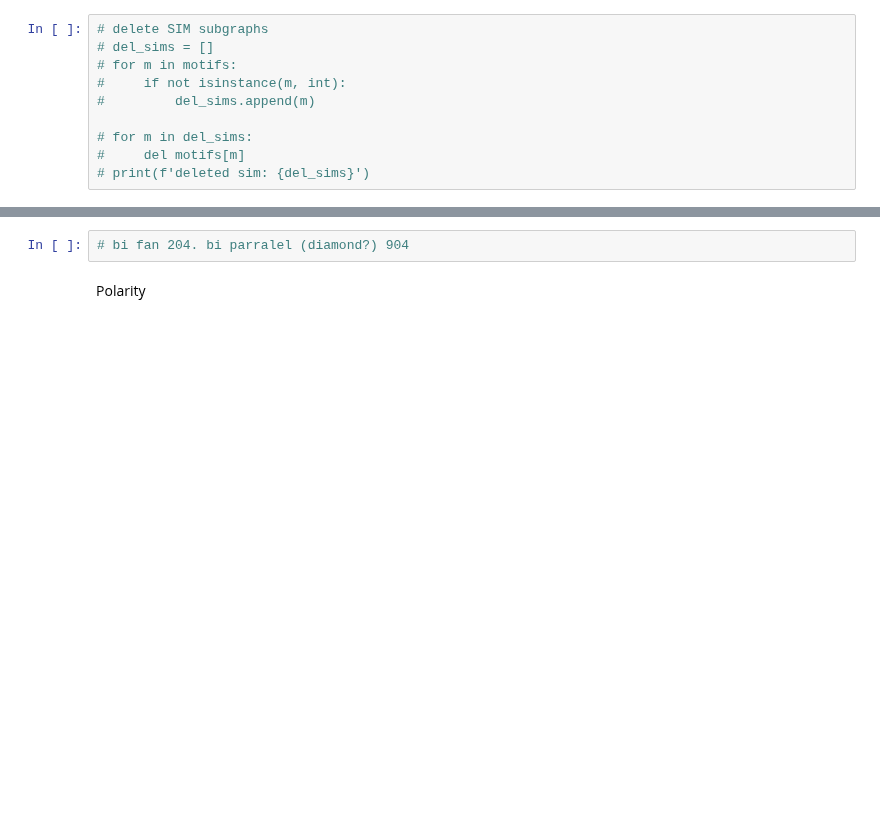
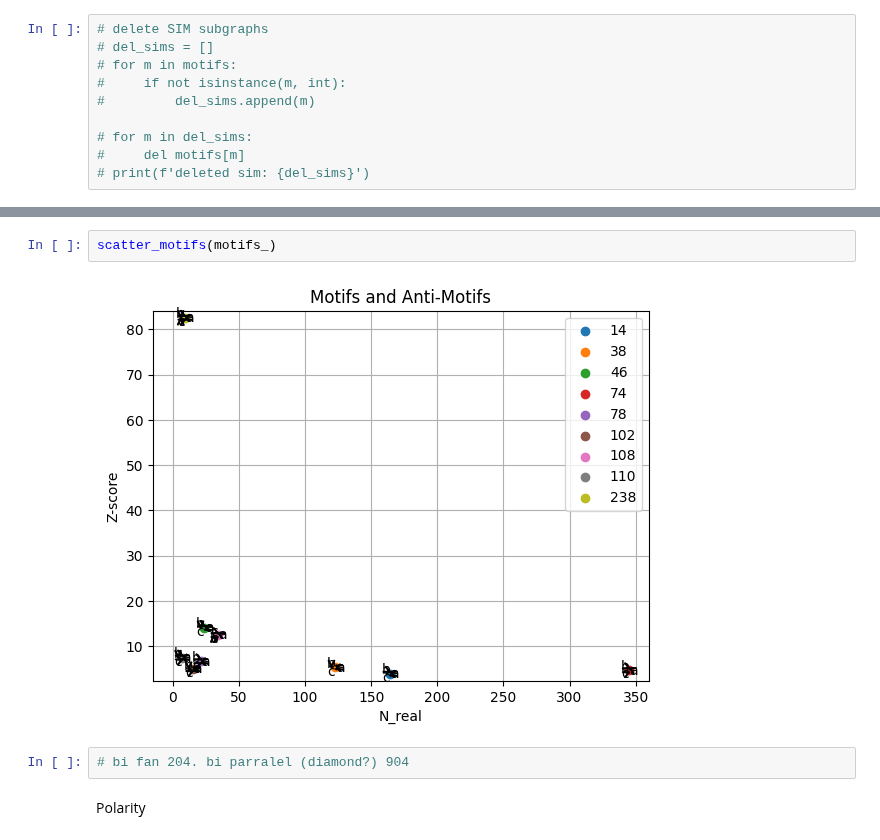
Before and after one commit to deangeckt/network_motifs, a Jupyter notebook: post_motif_analysis/motif_analysis.ipynb, the cells around one changed output, grey strips where cells are left out. Drawn from its saved outputs; the diff is of its cells as text; blank space fills up the shorter version.

```diff
--- a/post_motif_analysis/motif_analysis.ipynb
+++ b/post_motif_analysis/motif_analysis.ipynb
@@ -230,3 +285,7 @@ none: 14/19
+# %%
+scatter_motifs(motifs_)
+# %% [output]
+[figure, added]
 # %%
 # bi fan 204. bi parralel (diamond?) 904
 # %% [markdown]
```
Also changed, not shown: parts of 17 cells of this notebook, 2 other files.
